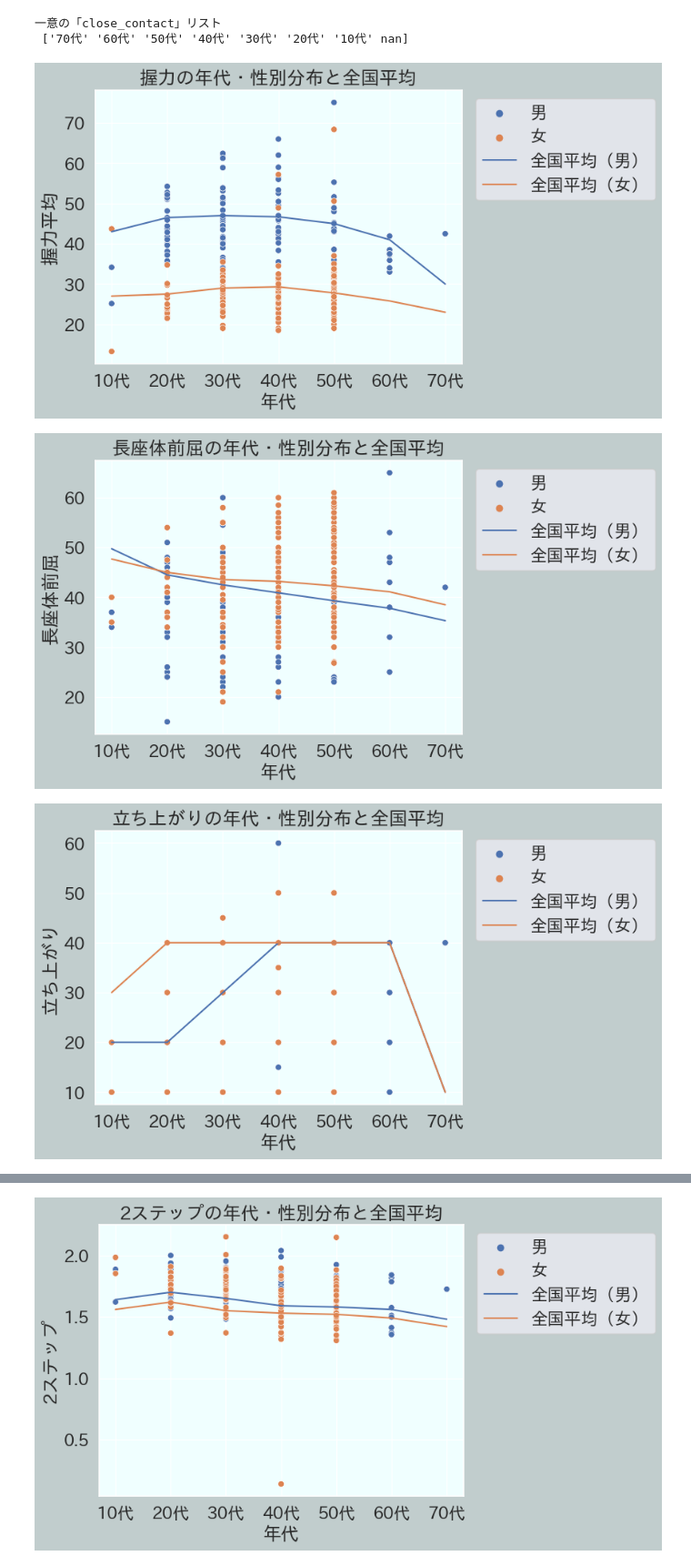
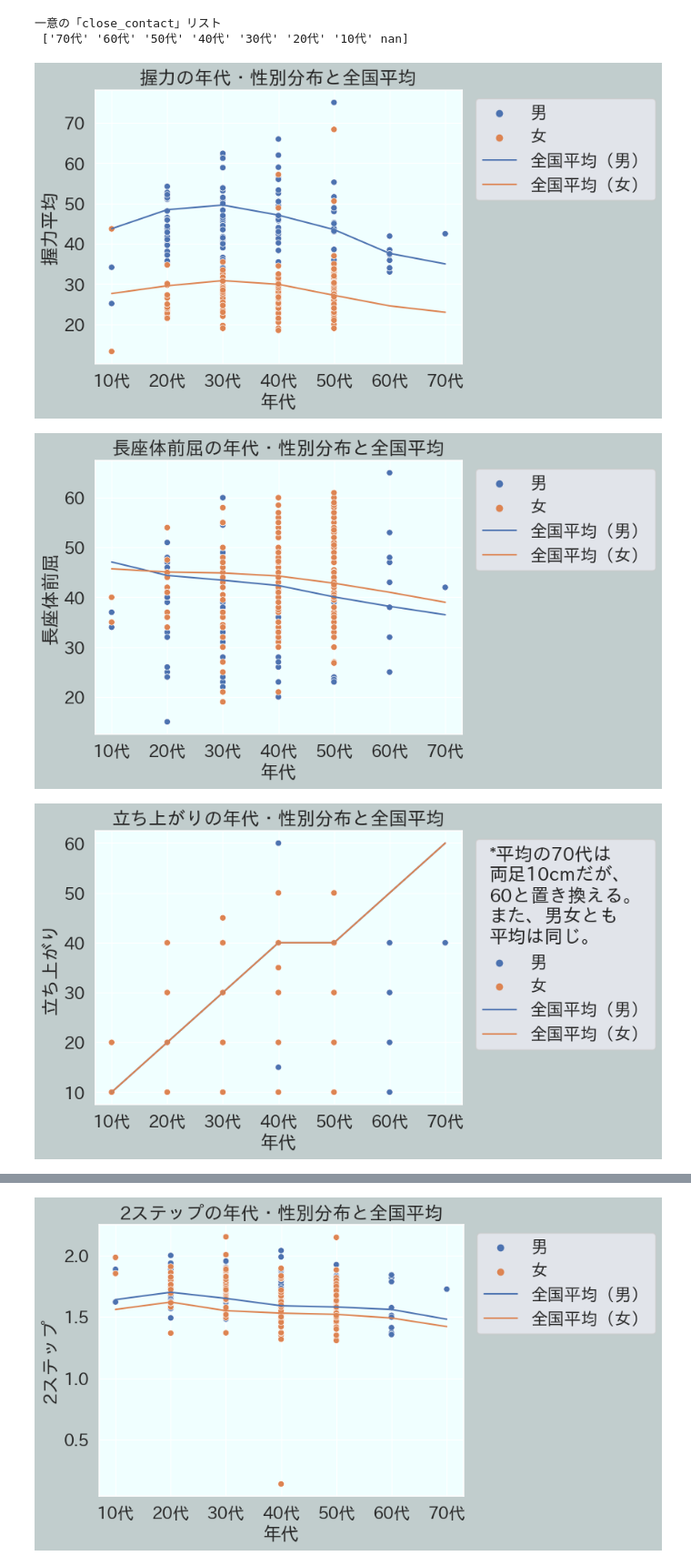
Before and after one commit to TechNursing/PhysicalTestAnalytics, a Jupyter notebook: NoteBooks/Average_tests.ipynb, the cells around one changed output, grey strips where cells are left out. Shown at 91% size. Cells and saved outputs as stored; diff of their text form; code cells hidden in the pictures.

```diff
--- a/NoteBooks/Average_tests.ipynb
+++ b/NoteBooks/Average_tests.ipynb
@@ -35,10 +35,10 @@ sns.scatterplot(data=physical_data, x="年代", y="握力平均", hue="性別").
 import numpy as np
 
 man = np.array([0, 1, 2, 3, 4, 5, 6])
-m_height = np.array([43, 46.5, 47, 46.7, 45, 41, 30])
+m_height = np.array([43.74, 48.46, 49.61, 47.11, 43.52, 37.61, 35])
 
 woman = np.array([0, 1, 2, 3, 4, 5, 6])
-w_height = np.array([27, 27.5, 29, 29.3, 27.8, 25.8, 23])
+w_height = np.array([27.64, 29.56, 30.85, 29.93, 27.2, 24.57, 23])
 
 # sns.scatterplotの上に折れ線グラフを置く
 plt.plot(man, m_height, label="全国平均（男）")
@@ -51,7 +51,7 @@ plt.legend(loc='upper right', bbox_to_anchor=(1.55, 1))
 results_path = '../Graphs/握力の年代・性別分布と全国平均.png'
 plt.savefig(results_path, bbox_inches='tight')
 # %% [output]
-[figure, old version]
+[figure, new version]
 # %%
 # 以下はそれぞれの項目を同様にグラフを抽出する
 plt.figure(facecolor='#C1CDCD')
@@ -61,10 +61,10 @@ ax.set_facecolor('#F0FFFF')
 sns.scatterplot(data=physical_data, x="年代", y="長座体前屈", hue="性別").set(title='長座体前屈の年代・性別分布と全国平均')
 
 man = np.array([0, 1, 2, 3, 4, 5, 6])
-m_height = np.array([49.75, 44.5, 42.5, 40.9, 39.3, 37.8, 35.3])
+m_height = np.array([47.1, 44.39, 43.43, 42.36, 40.08, 38.18, 36.5])
 
 woman = np.array([0, 1, 2, 3, 4, 5, 6])
-w_height = np.array([47.68, 45, 43.55, 43.2, 42.3, 41.1, 38.5])
+w_height = np.array([45.72, 45.07, 44.89, 44.28, 42.83, 41.01, 39])
 
 plt.plot(man, m_height, label="全国平均（男）")
 plt.plot(woman, w_height, label="全国平均（女）")
@@ -74,29 +74,29 @@ plt.legend(loc='upper right', bbox_to_anchor=(1.55, 1))
 results_path = '../Graphs/長座体前屈の年代・性別分布と全国平均.png'
 plt.savefig(results_path, bbox_inches='tight')
 # %% [output]
-[figure, old version]
+[figure, new version]
 # %%
 plt.figure(facecolor='#C1CDCD')
 ax = plt.axes()
 ax.set_facecolor('#F0FFFF')
 
 sns.scatterplot(data=physical_data, x="年代", y="立ち上がり", hue="性別").set(title='立ち上がりの年代・性別分布と全国平均')
 
 man = np.array([0, 1, 2, 3, 4, 5, 6])
-m_height = np.array([20, 20, 30, 40, 40, 40, 10])
+m_height = np.array([10, 20, 30, 40, 40, 50, 60])
 
 woman = np.array([0, 1, 2, 3, 4, 5, 6])
-w_height = np.array([30, 40, 40, 40, 40, 40, 10])
+w_height = np.array([10, 20, 30, 40, 40, 50, 60])
 
 plt.plot(man, m_height, label="全国平均（男）")
 plt.plot(woman, w_height, label="全国平均（女）")
 
-plt.legend(loc='upper right', bbox_to_anchor=(1.55, 1))
+plt.legend(loc='upper right', bbox_to_anchor=(1.55, 1), title = "*平均の70代は\n両足10cmだが、\n60と置き換える。\nまた、男女とも\n平均は同じ。",)
 
 results_path = '../Graphs/立ち上がりの年代・性別分布と全国平均.png'
 plt.savefig(results_path, bbox_inches='tight')
 # %% [output]
-[figure, old version]
+[figure, new version]
 # %%
 plt.figure(facecolor='#C1CDCD')
 ax = plt.axes()
```
Also changed, not shown: parts of 5 cells of this notebook, 11 other files.
